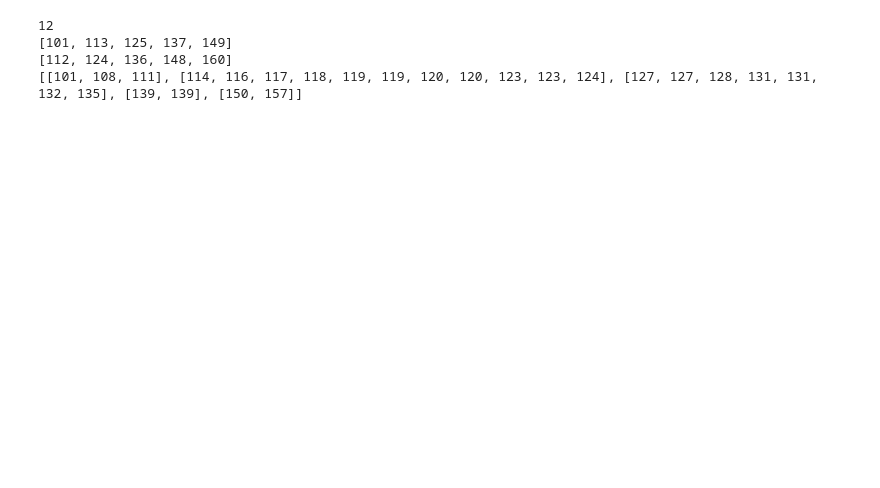
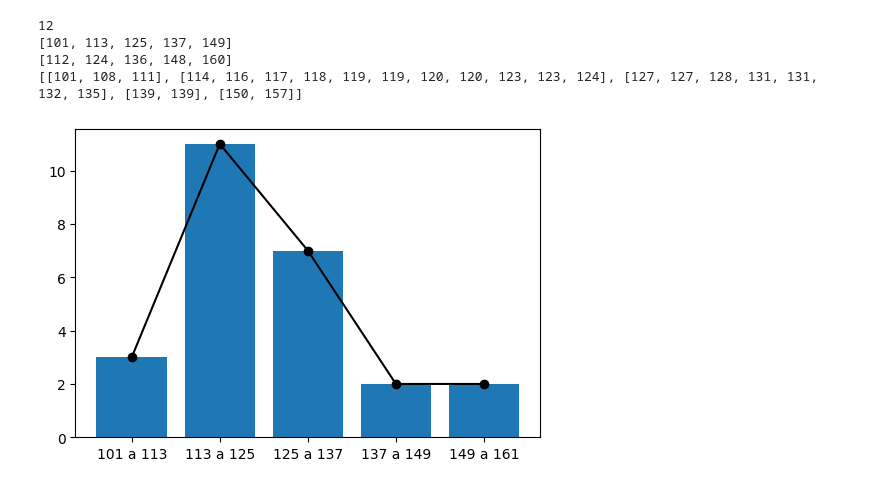
Before and after one commit to GianlucaStarke/introducao_ciencia_dados, a Jupyter notebook: Aula_03/estatistica_descritiva.ipynb, the cells around one changed output. Saved outputs shown, nothing was run; the diff lists cells and outputs as text; code cells hidden in the pictures; blank space fills up the shorter version.

```diff
--- a/Aula_03/estatistica_descritiva.ipynb
+++ b/Aula_03/estatistica_descritiva.ipynb
@@ -34,6 +35,33 @@ class Conjunto:
                 if(self.limite_inferior[i] <= n_conjunto and n_conjunto <= self.limite_superior[i]):
                     self.frequencia[i].append(n_conjunto)
                     break
+
+    def histogramaFrequenciaPoligonoFrequencia(self):
+        grupos = [f'{intervalo} a {intervalo + self.largura_da_classe}' for intervalo in self.limite_inferior]
+        valores = [len(list) for list in self.frequencia]
+
+        plt.figure(figsize = (6, 4))
+        plt.bar(grupos, valores)
+        plt.plot(grupos, valores, 'k-o')
+        plt.show()
+
+    def histogramaFrequenciaRelativa(self):
+        grupos = [f'{intervalo} a {intervalo + self.largura_da_classe}' for intervalo in self.limite_inferior]
+        valores = [len(list) / len(self.amostras) for list in self.frequencia]
+
+        plt.figure(figsize = (6, 4))
+        plt.bar(grupos, valores)
+        plt.show()
+
+    def ogiva(self):
+        grupos = [f'{intervalo} a {intervalo + self.largura_da_classe}' for intervalo in self.limite_inferior]
+        valores = [len(list) for list in self.frequencia]
+        for i in range(1, self.numero_de_classes):
+            valores[i] = valores[i] + valores[i - 1]
+
+        plt.figure(figsize = (6, 4))
+        plt.plot(grupos, valores, 'k-o')
+        plt.show()
 # %%
 amostras1 = [108, 139, 120, 123, 120, 132, 123, 131, 131, 157, 150, 124, 111, 101, 135, 119, 116, 117, 127, 128, 139, 119, 118, 114, 127]
 
@@ -48,3 +76,7 @@ print (conjunto1.frequencia)
 [101, 113, 125, 137, 149]
 [112, 124, 136, 148, 160]
 [[101, 108, 111], [114, 116, 117, 118, 119, 119, 120, 120, 123, 123, 124], [127, 127, 128, 131, 131, 132, 135], [139, 139], [150, 157]]
+# %%
+conjunto1.histogramaFrequenciaPoligonoFrequencia()
+# %% [output]
+[figure, added]
```
Also changed, not shown: parts of 8 cells of this notebook.
